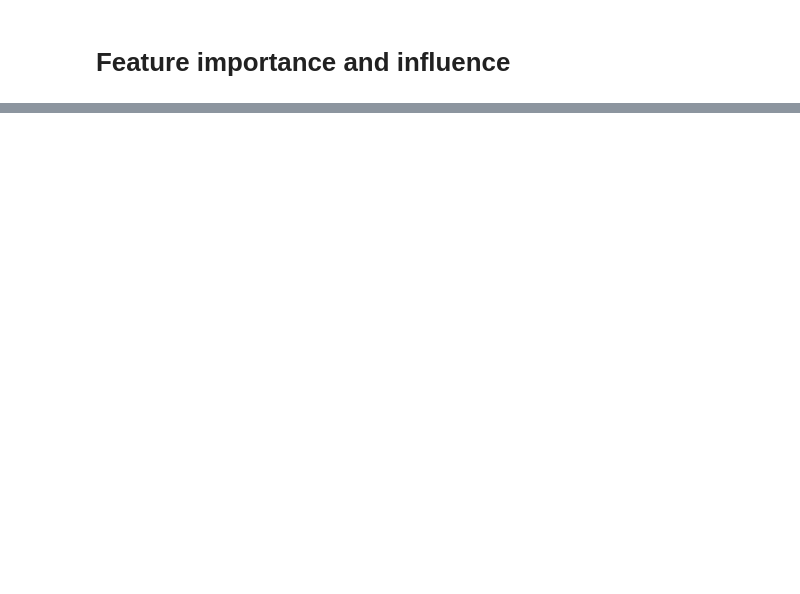
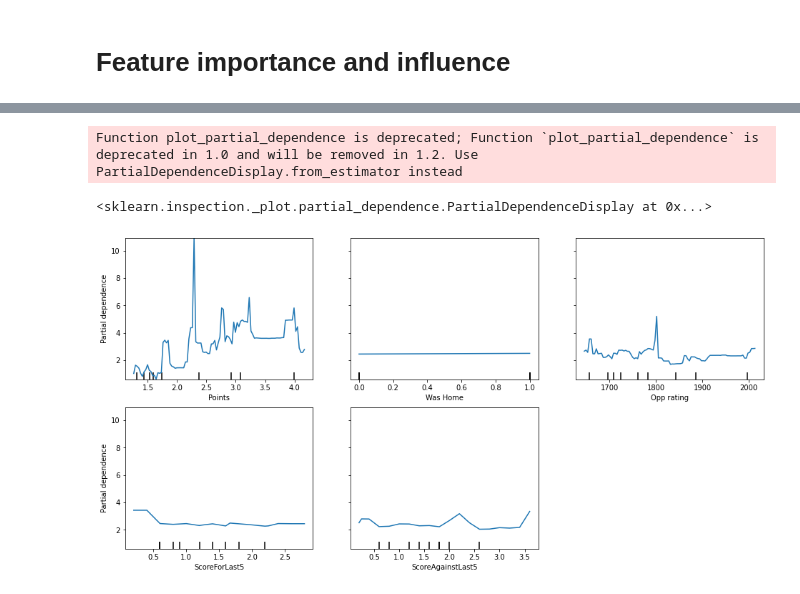
Before and after one commit to Fran3x/FPL_Model, a Jupyter notebook: notebooks/XGBoost_predictions.ipynb, the cells around one changed output, grey strips where cells are left out. Cells and saved outputs as stored; diff of their text form; code cells hidden in the pictures; blank space fills up the shorter version.

```diff
--- a/notebooks/XGBoost_predictions.ipynb
+++ b/notebooks/XGBoost_predictions.ipynb
@@ -380,4 +393,8 @@ NameError: name 'model' is not defined
 # %%
 fig, ax = plt.subplots(figsize=(16, 8))
-plot_partial_dependence(model, X_train, features, ax=ax)
+plot_partial_dependence(model_fwd, X_train_fwd, features, ax=ax)
+# %% [output]
+Function plot_partial_dependence is deprecated; Function `plot_partial_dependence` is deprecated in 1.0 and will be removed in 1.2. Use PartialDependenceDisplay.from_estimator instead
+<sklearn.inspection._plot.partial_dependence.PartialDependenceDisplay at 0x...>
+[figure, added]
 # %%
```
Also changed, not shown: parts of 14 cells of this notebook, 9 other files.
